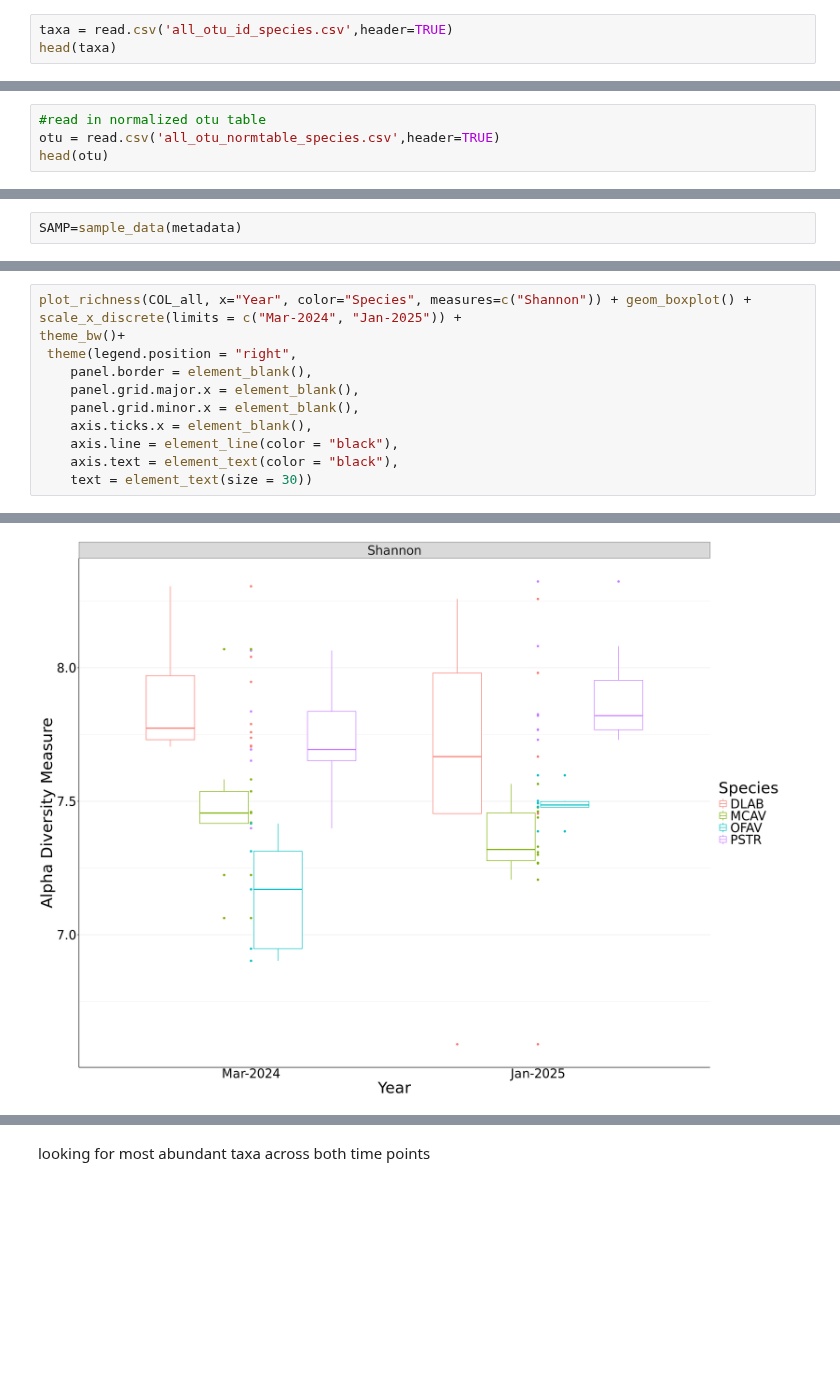
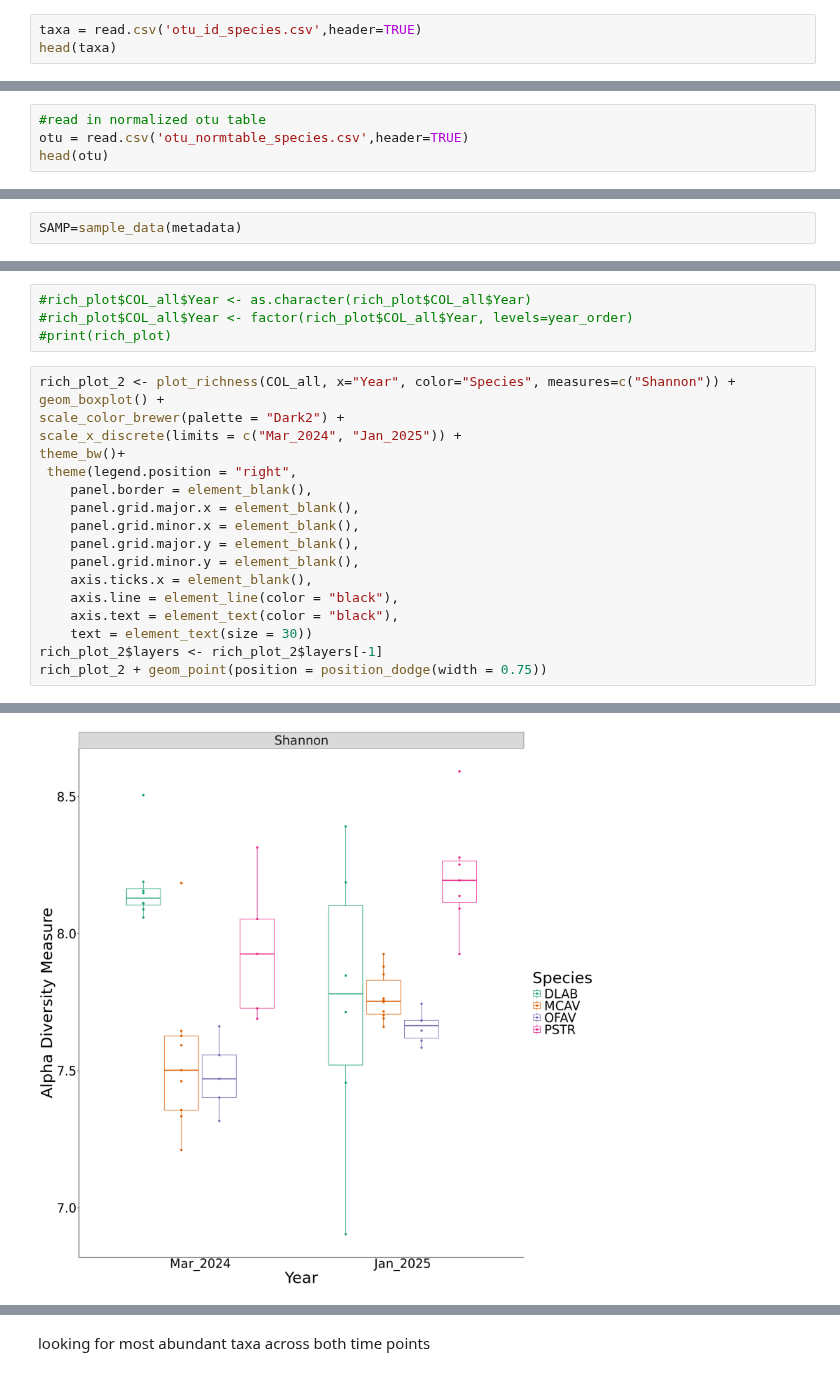
Before and after one commit to nikeaulrich/COL_metagenomics, a Jupyter notebook: COL_phyloseq.ipynb, the cells around one changed output, grey strips where cells are left out. Drawn from its saved outputs; the diff is of its cells as text; blank space fills up the shorter version.

```diff
--- a/COL_phyloseq.ipynb
+++ b/COL_phyloseq.ipynb
@@ -38,7 +38,7 @@ getwd()
 # %%
 setwd("/work/pi_sarah_gignouxwolfsohn_uml_edu/nikea/COL/kraken_bracken")
 # %%
-taxa = read.csv('all_otu_id_species.csv',header=TRUE)
+taxa = read.csv('otu_id_species.csv',header=TRUE)
 head(taxa)
 # %% [output]
 A data.frame: 6 × 3
@@ -95,6 +95,6 @@ str(taxonomy)
   ..$ : chr "species"
 # %%
 #read in normalized otu table
-otu = read.csv('all_otu_normtable_species.csv',header=TRUE)
+otu = read.csv('otu_normtable_species.csv',header=TRUE)
 head(otu)
 # %% [output]
@@ -334,21 +373,31 @@ We recommended that you find the un-trimmed data and retry.”
+# %%
+#rich_plot$COL_all$Year <- as.character(rich_plot$COL_all$Year)
+#rich_plot$COL_all$Year <- factor(rich_plot$COL_all$Year, levels=year_order)
+#print(rich_plot)
 # %%
-plot_richness(COL_all, x="Year", color="Species", measures=c("Shannon")) + geom_boxplot() +
-scale_x_discrete(limits = c("Mar-2024", "Jan-2025")) +
+rich_plot_2 <- plot_richness(COL_all, x="Year", color="Species", measures=c("Shannon")) +
+geom_boxplot() +
+scale_color_brewer(palette = "Dark2") +
+scale_x_discrete(limits = c("Mar_2024", "Jan_2025")) +
 theme_bw()+
  theme(legend.position = "right",
     panel.border = element_blank(),
     panel.grid.major.x = element_blank(),
     panel.grid.minor.x = element_blank(),
+    panel.grid.major.y = element_blank(),
+    panel.grid.minor.y = element_blank(),
     axis.ticks.x = element_blank(),
     axis.line = element_line(color = "black"),
     axis.text = element_text(color = "black"),
     text = element_text(size = 30))
+rich_plot_2$layers <- rich_plot_2$layers[-1]
+rich_plot_2 + geom_point(position = position_dodge(width = 0.75))
 # %% [output]
 Warning message in estimate_richness(physeq, split = TRUE, measures = measures):
 “The data you have provided does not have
 any singletons. This is highly suspicious. Results of richness
 estimates (for example) are probably unreliable, or wrong, if you have already
 trimmed low-abundance taxa from the data.
 
 We recommended that you find the un-trimmed data and retry.”
-[figure, old version]
+[figure, new version]
```
Also changed, not shown: parts of 97 cells of this notebook, 20 other files.
